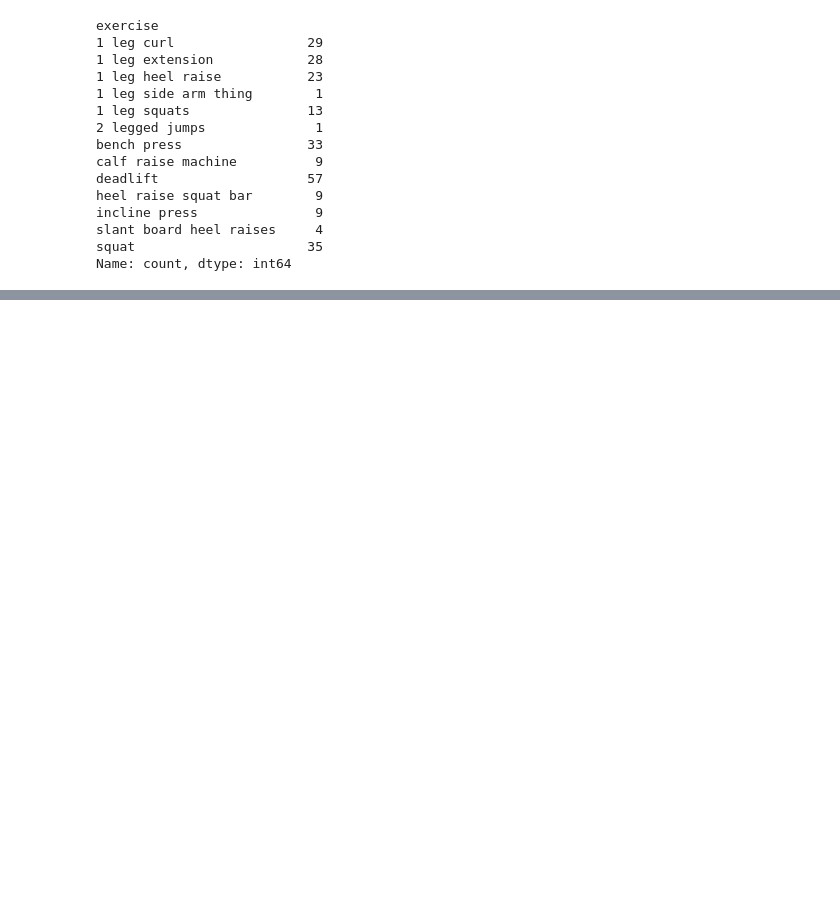
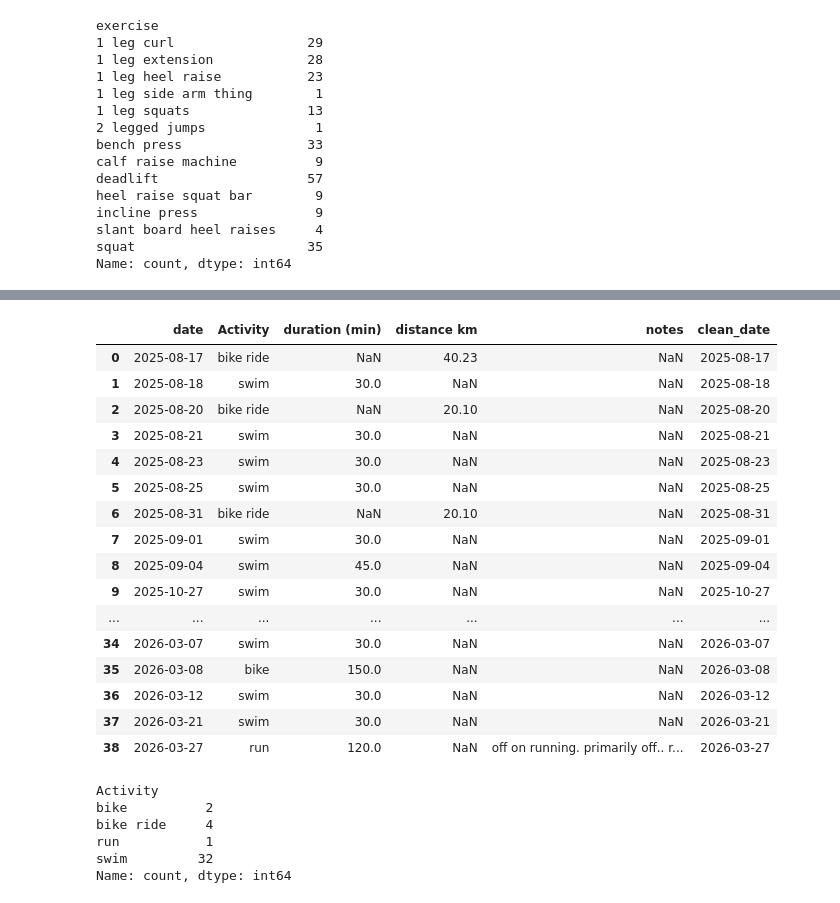
Before and after one commit to BilyBrown/activity_tracking, a Jupyter notebook: notebooks/data_clean_trial.ipynb, the cells around one changed output, grey strips where cells are left out. Cells and saved outputs as stored; diff of their text form; code cells hidden in the pictures; blank space fills up the shorter version.

```diff
--- a/notebooks/data_clean_trial.ipynb
+++ b/notebooks/data_clean_trial.ipynb
@@ -184,0 +245,29 @@ Name: count, dtype: int64
+# %%
+cardio_df
+# %% [output]
+|  | date | Activity | duration (min) | distance km | notes | clean_date |
+| 0 | 2025-08-17 | bike ride | NaN | 40.23 | NaN | 2025-08-17 |
+| 1 | 2025-08-18 | swim | 30.0 | NaN | NaN | 2025-08-18 |
+| 2 | 2025-08-20 | bike ride | NaN | 20.10 | NaN | 2025-08-20 |
+| 3 | 2025-08-21 | swim | 30.0 | NaN | NaN | 2025-08-21 |
+| 4 | 2025-08-23 | swim | 30.0 | NaN | NaN | 2025-08-23 |
+| 5 | 2025-08-25 | swim | 30.0 | NaN | NaN | 2025-08-25 |
+| 6 | 2025-08-31 | bike ride | NaN | 20.10 | NaN | 2025-08-31 |
+| 7 | 2025-09-01 | swim | 30.0 | NaN | NaN | 2025-09-01 |
+| 8 | 2025-09-04 | swim | 45.0 | NaN | NaN | 2025-09-04 |
+| 9 | 2025-10-27 | swim | 30.0 | NaN | NaN | 2025-10-27 |
+| ... | ... | ... | ... | ... | ... | ... |
+| 34 | 2026-03-07 | swim | 30.0 | NaN | NaN | 2026-03-07 |
+| 35 | 2026-03-08 | bike | 150.0 | NaN | NaN | 2026-03-08 |
+| 36 | 2026-03-12 | swim | 30.0 | NaN | NaN | 2026-03-12 |
+| 37 | 2026-03-21 | swim | 30.0 | NaN | NaN | 2026-03-21 |
+| 38 | 2026-03-27 | run | 120.0 | NaN | off on running. primarily off.. r... | 2026-03-27 |
+# %%
+cardio_df['Activity'].value_counts().sort_index()
+# %% [output]
+Activity
+bike          2
+bike ride     4
+run           1
+swim         32
+Name: count, dtype: int64
```
Also changed, not shown: parts of 10 cells of this notebook.
